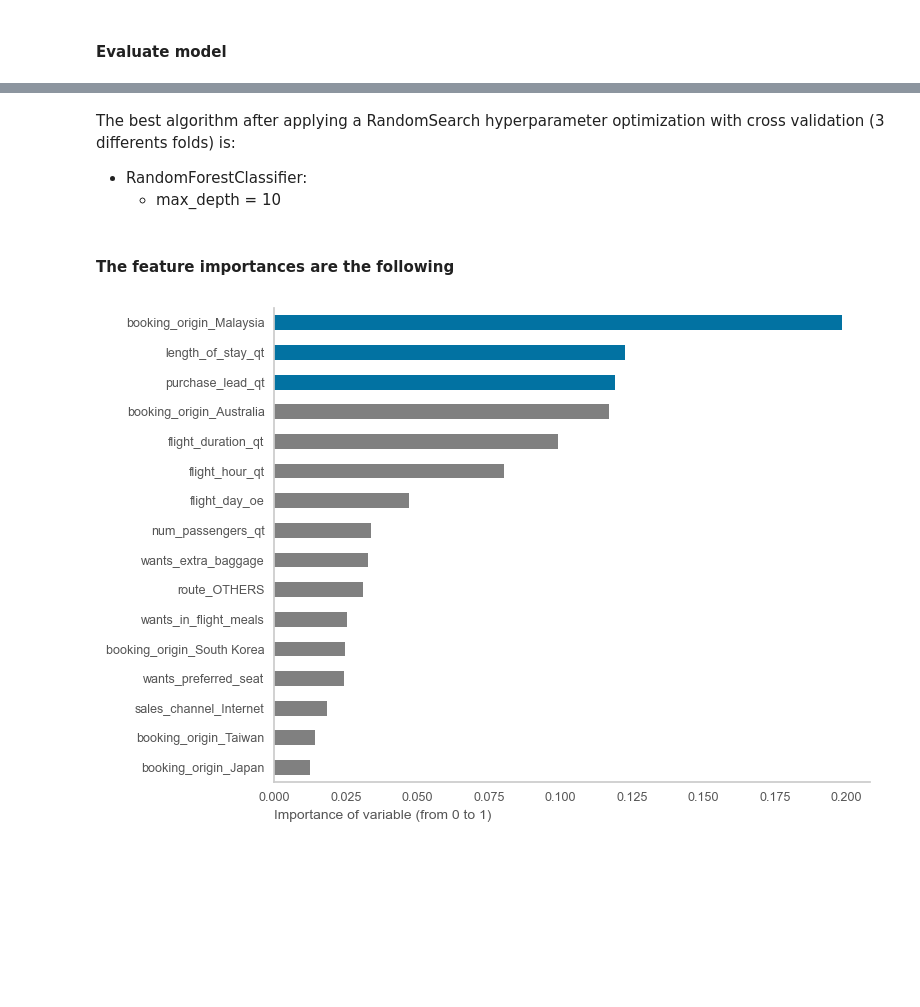
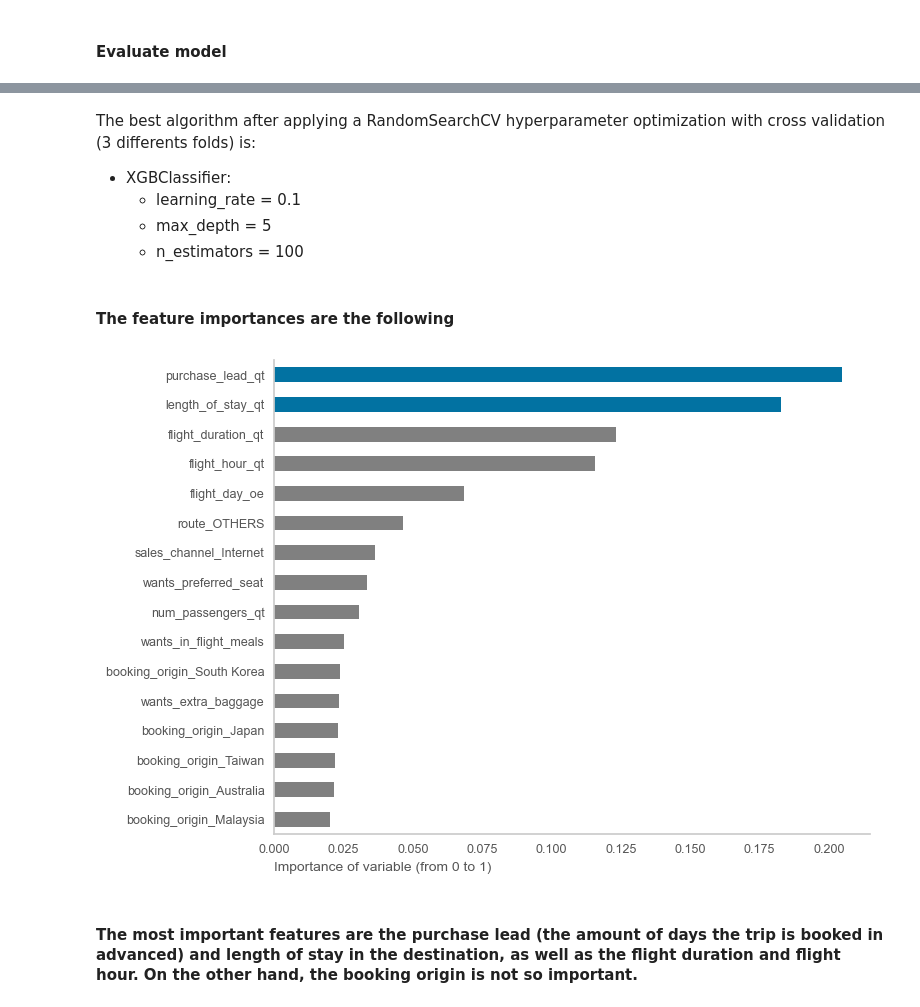
Before and after one commit to luis-cj/data-science-british-airways, a Jupyter notebook: 6_Task2_modeling.ipynb, the cells around one changed output, grey strips where cells are left out. Drawn from its saved outputs; the diff is of its cells as text; code cells hidden in the pictures; blank space fills up the shorter version.

Commit message:
updated model and feature importances

```diff
--- a/6_Task2_modeling.ipynb
+++ b/6_Task2_modeling.ipynb
@@ -62,11 +62,13 @@ grid = [{'algorithm': [LogisticRegression()],
         {'algorithm': [XGBClassifier()],
          'algorithm__n_jobs': [-1],
          'algorithm__verbosity': [0],
+         'algorithm__importance_type': ["weight"],
          'algorithm__learning_rate': [0.01,0.025,0.05,0.1],
          'algorithm__max_depth': [5,10,20],
          'algorithm__reg_alpha': [0,0.1,0.5,1],
          'algorithm__reg_lambda': [0.01,0.1,1],
          'algorithm__n_estimators': [100,500,1000]},
+
 
         {'algorithm': [HistGradientBoostingClassifier()],
          'algorithm__learning_rate': [0.01,0.025,0.05,0.1],
@@ -85,7 +87,7 @@ random_search = RandomizedSearchCV(estimator = pipe,
                                    verbose = 0,
                                    n_jobs = -1)
 
-modelo = random_search.fit(train_x,train_y)
+model = random_search.fit(train_x,train_y)
 
 pd.DataFrame(random_search.cv_results_).sort_values(by = 'rank_test_score')
 # %% [output]
@@ -112,26 +129,30 @@ Pipeline(steps=[('algoritmo', RandomForestClassifier(max_depth=10, n_jobs=-1))])
 # %% [markdown]
-The best algorithm after applying a RandomSearch hyperparameter optimization with cross validation (3 differents folds) is:
+The best algorithm after applying a RandomSearchCV hyperparameter optimization with cross validation (3 differents folds) is:
 
-- RandomForestClassifier:
-    -   max_depth = 10
+- XGBClassifier:
+    -   learning_rate = 0.1
+    -   max_depth = 5
+    -   n_estimators = 100
 # %% [markdown]
 #### The feature importances are the following
 # %%
-temp = pd.Series(modelo.best_estimator_[0].feature_importances_, index=train_x.columns).sort_values(ascending=True)[-30:]
-colors = ["gray"]*(len(temp) - 3) + ["b"]*3
+temp = pd.Series(model.best_estimator_[0].feature_importances_, index=train_x.columns).sort_values(ascending=True)[-30:]
+colors = ["gray"]*(len(temp) - 2) + ["b"]*2
 
 temp.plot(kind="barh", color=colors)
 
 plt.xticks(size=9, color="#555555")
 plt.yticks(size=9, color="#555555")
 plt.xticks(rotation=0)
 # plt.ylabel("Most important variables", loc="left",size=12, color="#555555")
 plt.xlabel("Importance of variable (from 0 to 1)", loc="left",size=10, color="#555555");
 
 plt.gca().spines['top'].set_visible(False)
 plt.gca().spines['right'].set_visible(False);
 
 plt.grid(False)
 plt.tight_layout();
 # %% [output]
-[figure, old version]
+[figure, new version]
+# %% [markdown]
+#### The most important features are the purchase lead (the amount of days the trip is booked in advanced) and length of stay in the destination, as well as the flight duration and flight hour. On the other hand, the booking origin is not so important.
```
Also changed, not shown: parts of 4 cells of this notebook.
